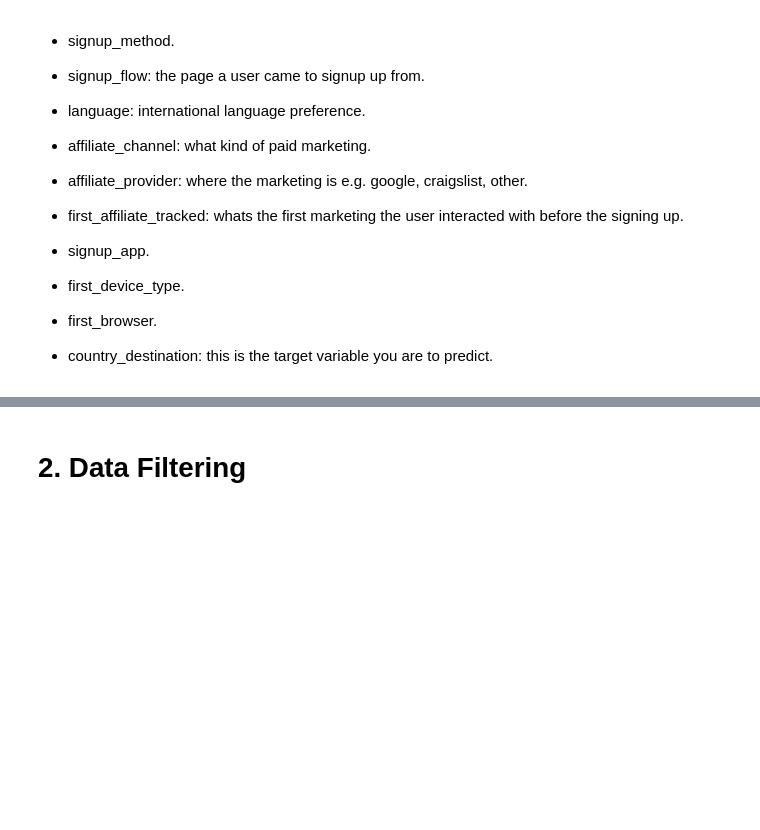
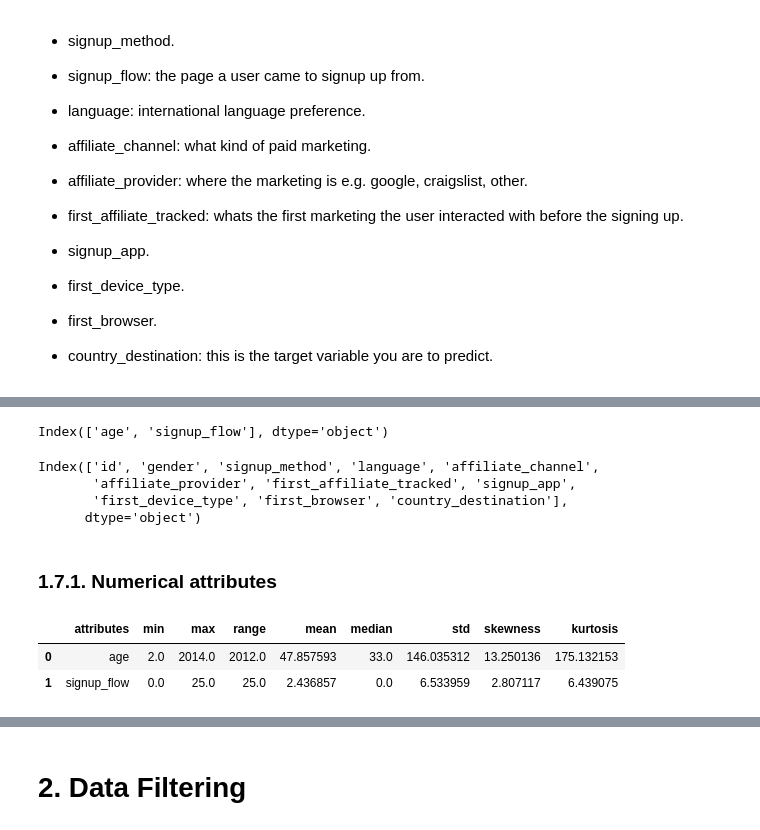
Before and after one commit to lucasquemelli/airbnb, a Jupyter notebook: airbnb.ipynb, the cells around one changed output, grey strips where cells are left out. Drawn from its saved outputs; the diff is of its cells as text; code cells hidden in the pictures; blank space fills up the shorter version.

Commit message:
numerical attributes descriptive statistics

```diff
--- a/airbnb.ipynb
+++ b/airbnb.ipynb
@@ -198,0 +265,2 @@ df1 = data_raw_train_users.copy()
+# %%
+df1 = df1.dropna()
@@ -198,0 +273,12 @@ df1 = data_raw_train_users.copy()
+# %%
+# date_account_created
+df1["date_account_created"] = pd.to_datetime(df1["date_account_created"])
+
+# timestamp_first_active
+df1["timestamp_first_active"] = pd.to_datetime(df1["timestamp_first_active"], format="%Y%m%d%H%M%S")
+
+# date_first_booking
+df1["date_first_booking"] = pd.to_datetime(df1["date_first_booking"])
+
+# age
+df1["age"] = df1["age"].astype(int)
@@ -198,0 +343,38 @@ df1 = data_raw_train_users.copy()
+# %%
+num_attributes = df1.select_dtypes(include=["int64", "float64"])
+cat_attributes = df1.select_dtypes(exclude=["int64", "float64", "datetime64[ns]"])
+# %%
+num_attributes.columns
+# %% [output]
+Index(['age', 'signup_flow'], dtype='object')
+# %%
+cat_attributes.columns
+# %% [output]
+Index(['id', 'gender', 'signup_method', 'language', 'affiliate_channel',
+       'affiliate_provider', 'first_affiliate_tracked', 'signup_app',
+       'first_device_type', 'first_browser', 'country_destination'],
+      dtype='object')
+# %% [markdown]
+### 1.7.1. Numerical attributes
+# %%
+# Central tendency metrics
+c1 = pd.DataFrame(num_attributes.apply( np.mean )).T
+c2 = pd.DataFrame(num_attributes.apply( np.median )).T
+
+# Dispersion metrics
+d1 = pd.DataFrame(num_attributes.apply( np.std )).T
+d2 = pd.DataFrame(num_attributes.apply(lambda x: x.min() )).T
+d3 = pd.DataFrame(num_attributes.apply(lambda x: x.max() )).T
+d4 = pd.DataFrame(num_attributes.apply(lambda x: x.max() - x.min() )).T
+d5 = pd.DataFrame(num_attributes.apply(lambda x: x.skew() )).T
+d6 = pd.DataFrame(num_attributes.apply(lambda x: x.kurtosis() )).T
+
+# Concatenate metric
+m = pd.concat([d2, d3, d4, c1, c2, d1, d5, d6]).T.reset_index()
+m.columns = ["attributes", "min", "max", "range", "mean", "median", "std", "skewness", "kurtosis"]
+# %%
+m
+# %% [output]
+|  | attributes | min | max | range | mean | median | std | skewness | kurtosis |
+| 0 | age | 2.0 | 2014.0 | 2012.0 | 47.857593 | 33.0 | 146.035312 | 13.250136 | 175.132153 |
+| 1 | signup_flow | 0.0 | 25.0 | 25.0 | 2.436857 | 0.0 | 6.533959 | 2.807117 | 6.439075 |
```
Also changed, not shown: parts of 23 cells of this notebook.
